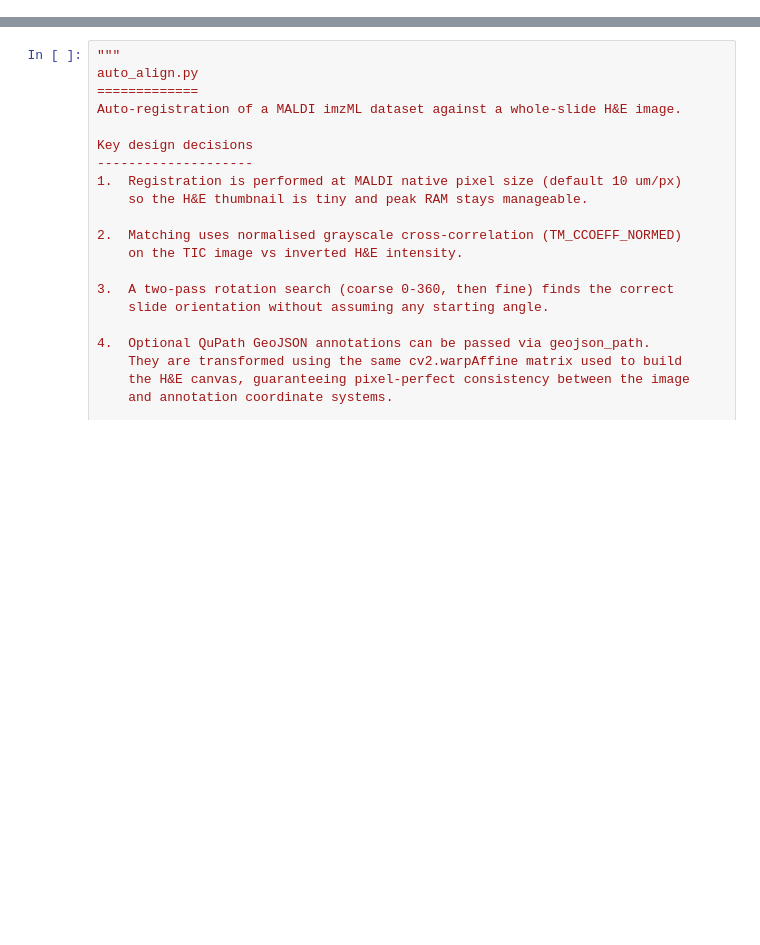
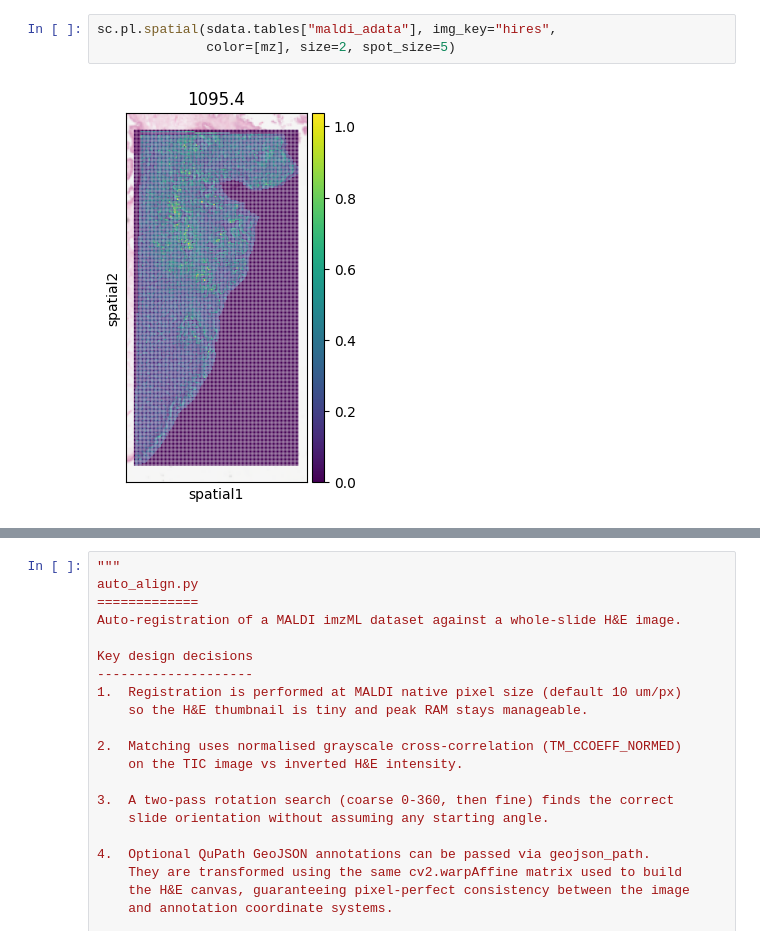
Before and after one commit to agc888/goatpy, a Jupyter notebook: Tutorial/align_test.ipynb, the cells around one changed output, grey strips where cells are left out. Cells and saved outputs as stored; diff of their text form; blank space fills up the shorter version.

```diff
--- a/Tutorial/align_test.ipynb
+++ b/Tutorial/align_test.ipynb
@@ -0,0 +89,5 @@
+# %%
+sc.pl.spatial(sdata.tables["maldi_adata"], img_key="hires",
+              color=[mz], size=2, spot_size=5)
+# %% [output]
+[figure, added]
```
Also changed, not shown: parts of 29 cells of this notebook, 4 other files.
